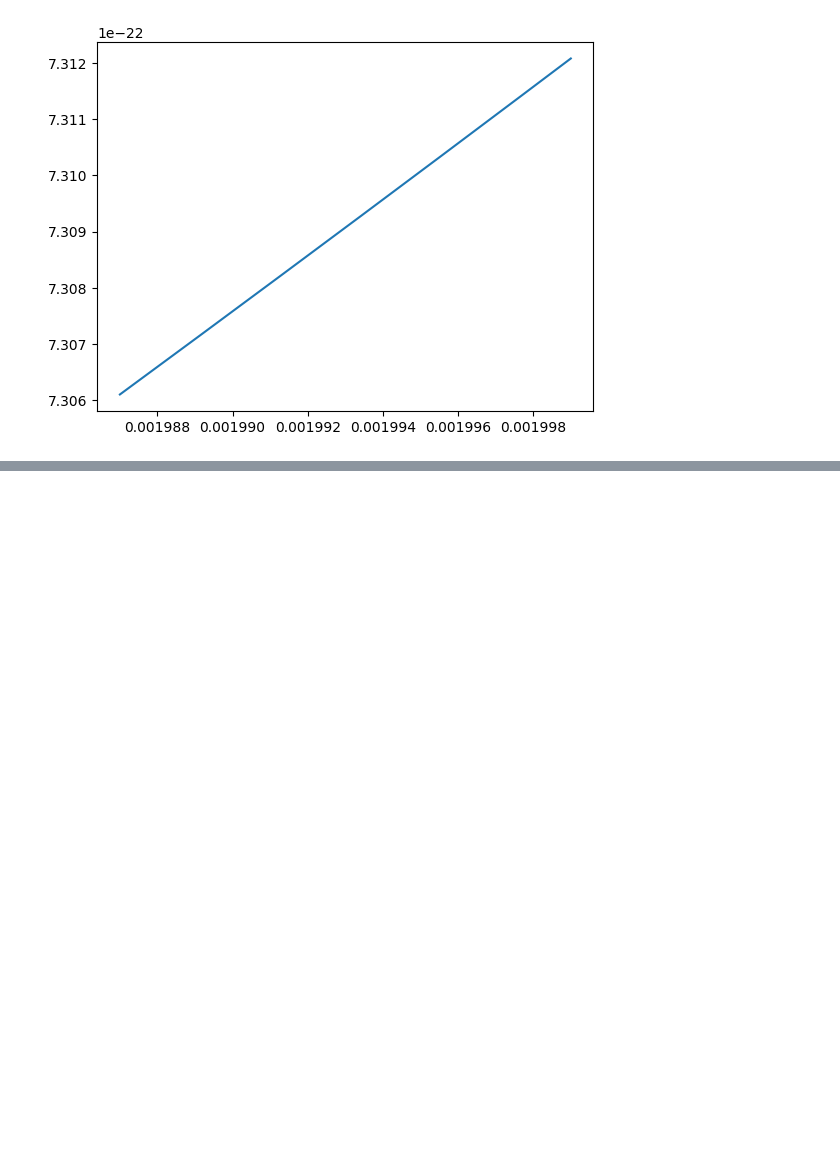
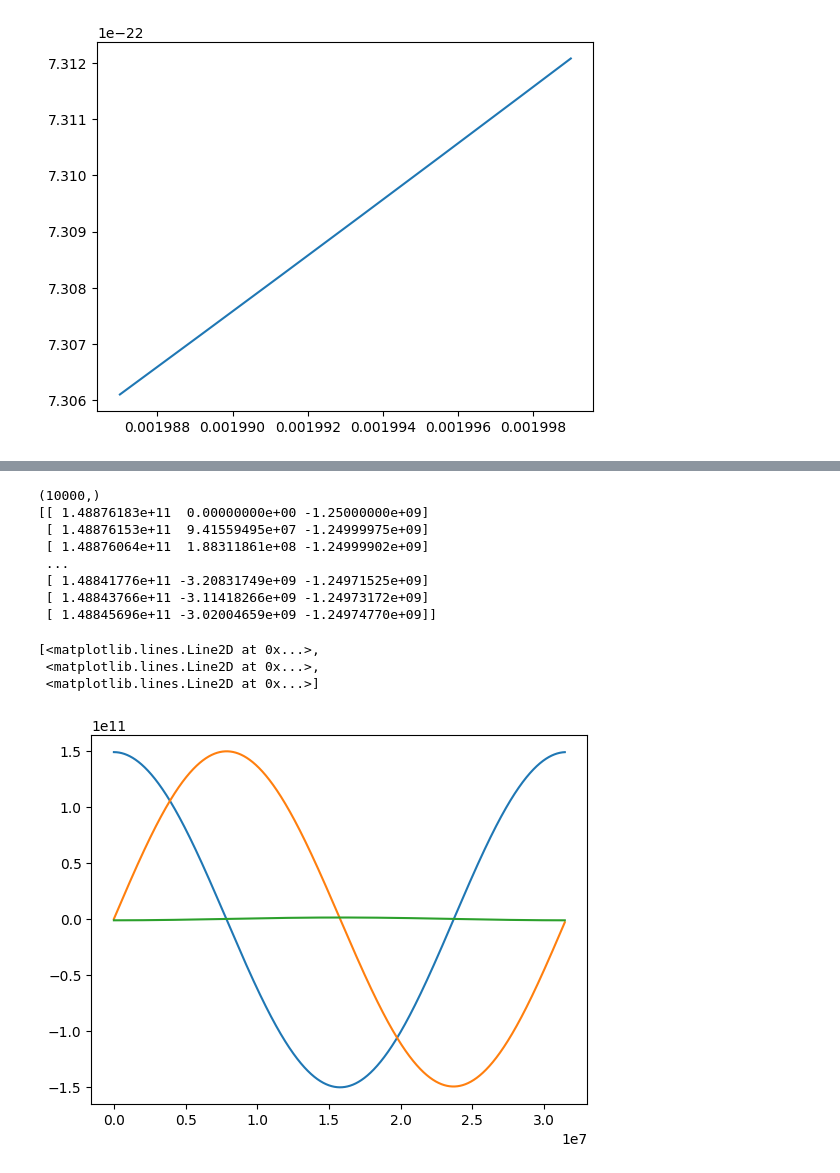
Before and after one commit to Tanguy2001/GB_MLP_1Param, a Jupyter notebook: test.ipynb, the cells around one changed output, grey strips where cells are left out. Drawn from its saved outputs; the diff is of its cells as text; code cells hidden in the pictures; blank space fills up the shorter version.

```diff
--- a/test.ipynb
+++ b/test.ipynb
@@ -495,0 +644,23 @@ print(all_parameters[0])
+# %%
+tm = np.linspace(0, Tobs, num=10000)
+print(tm.shape)
+trajs = gb._spacecraft(tm)
+S1, S2, S3 = trajs
+
+print(S1)
+
+
+plt.plot(tm, S1)
+# %% [output]
+(10000,)
+[[ 1.48876183e+11  0.00000000e+00 -1.25000000e+09]
+ [ 1.48876153e+11  9.41559495e+07 -1.24999975e+09]
+ [ 1.48876064e+11  1.88311861e+08 -1.24999902e+09]
+ ...
+ [ 1.48841776e+11 -3.20831749e+09 -1.24971525e+09]
+ [ 1.48843766e+11 -3.11418266e+09 -1.24973172e+09]
+ [ 1.48845696e+11 -3.02004659e+09 -1.24974770e+09]]
+[<matplotlib.lines.Line2D at 0x...>,
+ <matplotlib.lines.Line2D at 0x...>,
+ <matplotlib.lines.Line2D at 0x...>]
+[figure, added]
```
Also changed, not shown: parts of 13 cells of this notebook, 36 other files.
